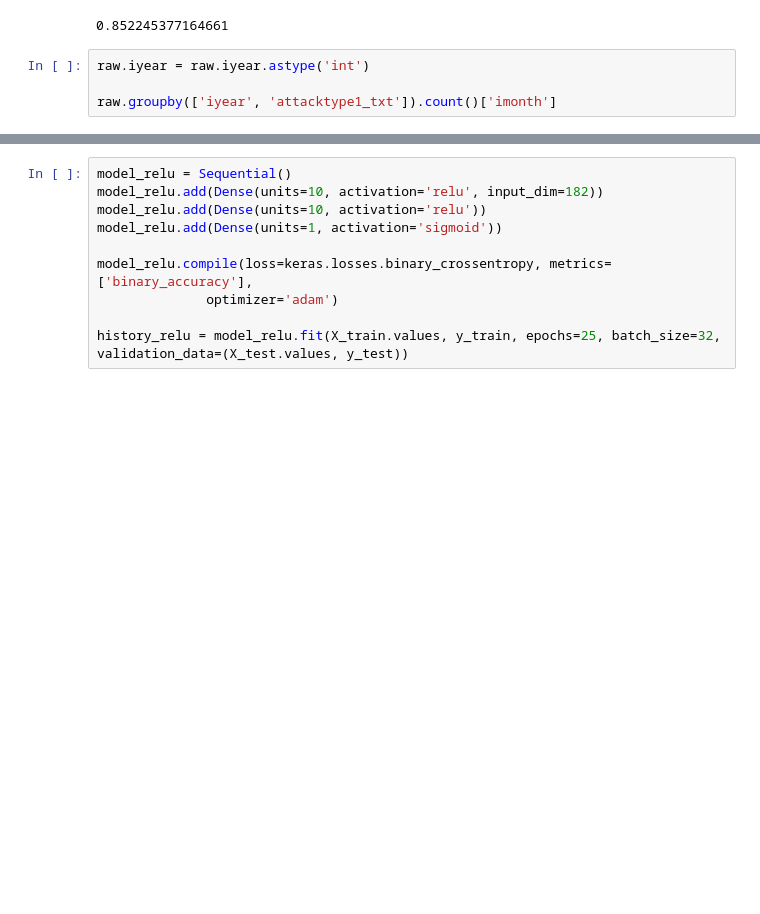
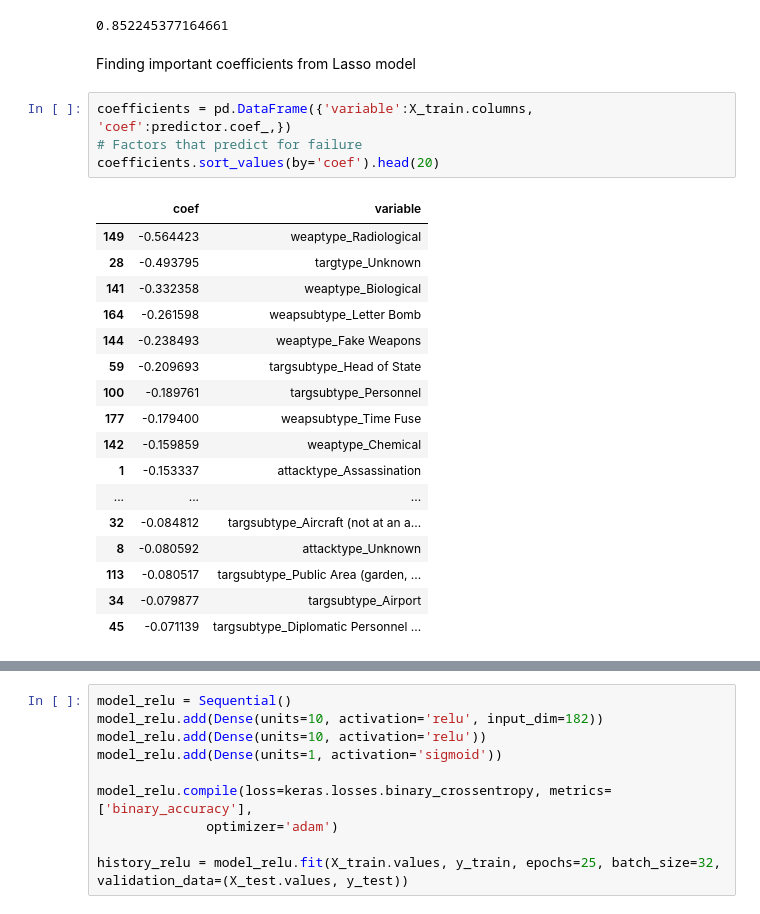
Before and after one commit to jacobakh/ML4CT, a Jupyter notebook: paul_explo.ipynb, the cells around one changed output, grey strips where cells are left out. Cells and saved outputs as stored; diff of their text form; blank space fills up the shorter version.

```diff
--- a/paul_explo.ipynb
+++ b/paul_explo.ipynb
@@ -120,7 +144,27 @@ accuracy = (13741+777) / (13741 + 777 + 1534 + 983)
 accuracy
 # %% [output]
 0.852245377164661
-# %%
-raw.iyear = raw.iyear.astype('int')
-
-raw.groupby(['iyear', 'attacktype1_txt']).count()['imonth']
+# %% [markdown]
+Finding important coefficients from Lasso model
+# %%
+coefficients = pd.DataFrame({'variable':X_train.columns, 'coef':predictor.coef_,})
+# Factors that predict for failure
+coefficients.sort_values(by='coef').head(20)
+# %% [output]
+|  | coef | variable |
+| 149 | -0.564423 | weaptype_Radiological |
+| 28 | -0.493795 | targtype_Unknown |
+| 141 | -0.332358 | weaptype_Biological |
+| 164 | -0.261598 | weapsubtype_Letter Bomb |
+| 144 | -0.238493 | weaptype_Fake Weapons |
+| 59 | -0.209693 | targsubtype_Head of State |
+| 100 | -0.189761 | targsubtype_Personnel |
+| 177 | -0.179400 | weapsubtype_Time Fuse |
+| 142 | -0.159859 | weaptype_Chemical |
+| 1 | -0.153337 | attacktype_Assassination |
+| ... | ... | ... |
+| 32 | -0.084812 | targsubtype_Aircraft (not at an a... |
+| 8 | -0.080592 | attacktype_Unknown |
+| 113 | -0.080517 | targsubtype_Public Area (garden, ... |
+| 34 | -0.079877 | targsubtype_Airport |
+| 45 | -0.071139 | targsubtype_Diplomatic Personnel ... |
```
Also changed, not shown: parts of 53 cells of this notebook.
